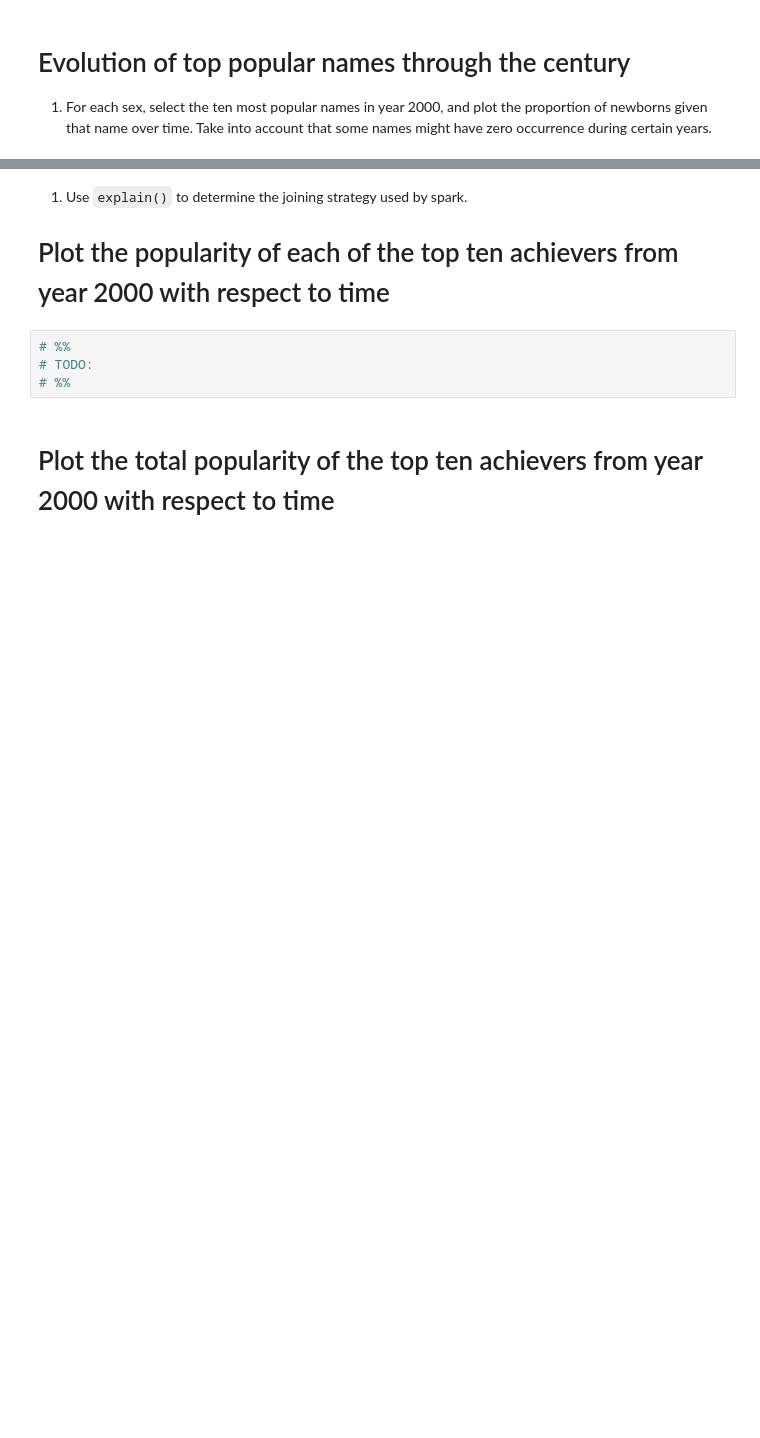
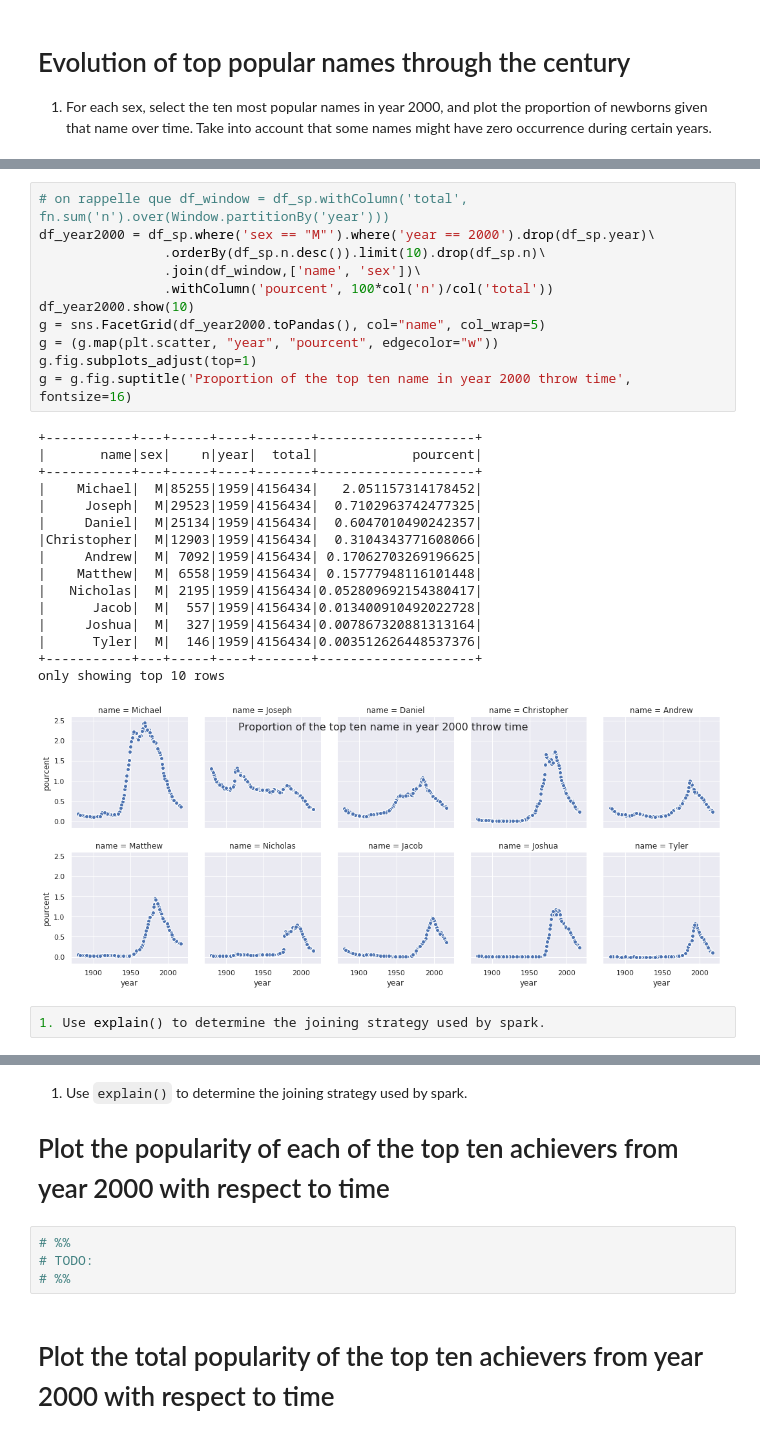
Before and after one commit to gtordjma/huynh_tordjman, a Jupyter notebook: Devoir_2/homework02.ipynb, the cells around one changed output, grey strips where cells are left out. Cells and saved outputs as stored; diff of their text form; blank space fills up the shorter version.

```diff
--- a/Devoir_2/homework02.ipynb
+++ b/Devoir_2/homework02.ipynb
@@ -457,0 +578,30 @@ zero occurrence during certain years.
+# %%
+# on rappelle que df_window = df_sp.withColumn('total', fn.sum('n').over(Window.partitionBy('year')))
+df_year2000 = df_sp.where('sex == "M"').where('year == 2000').drop(df_sp.year)\
+                .orderBy(df_sp.n.desc()).limit(10).drop(df_sp.n)\
+                .join(df_window,['name', 'sex'])\
+                .withColumn('pourcent', 100*col('n')/col('total'))
+df_year2000.show(10)
+g = sns.FacetGrid(df_year2000.toPandas(), col="name", col_wrap=5)
+g = (g.map(plt.scatter, "year", "pourcent", edgecolor="w"))
+g.fig.subplots_adjust(top=1)
+g = g.fig.suptitle('Proportion of the top ten name in year 2000 throw time', fontsize=16)
+# %% [output]
++-----------+---+-----+----+-------+--------------------+
+|       name|sex|    n|year|  total|            pourcent|
++-----------+---+-----+----+-------+--------------------+
+|    Michael|  M|85255|1959|4156434|   2.051157314178452|
+|     Joseph|  M|29523|1959|4156434|  0.7102963742477325|
+|     Daniel|  M|25134|1959|4156434|  0.6047010490242357|
+|Christopher|  M|12903|1959|4156434|  0.3104343771608066|
+|     Andrew|  M| 7092|1959|4156434| 0.17062703269196625|
+|    Matthew|  M| 6558|1959|4156434| 0.15777948116101448|
+|   Nicholas|  M| 2195|1959|4156434|0.052809692154380417|
+|      Jacob|  M|  557|1959|4156434|0.013400910492022728|
+|     Joshua|  M|  327|1959|4156434|0.007867320881313164|
+|      Tyler|  M|  146|1959|4156434|0.003512626448537376|
++-----------+---+-----+----+-------+--------------------+
+only showing top 10 rows
+[figure, added]
+# %%
+1. Use explain() to determine the joining strategy used by spark.
```
Also changed, not shown: parts of 45 cells of this notebook.
